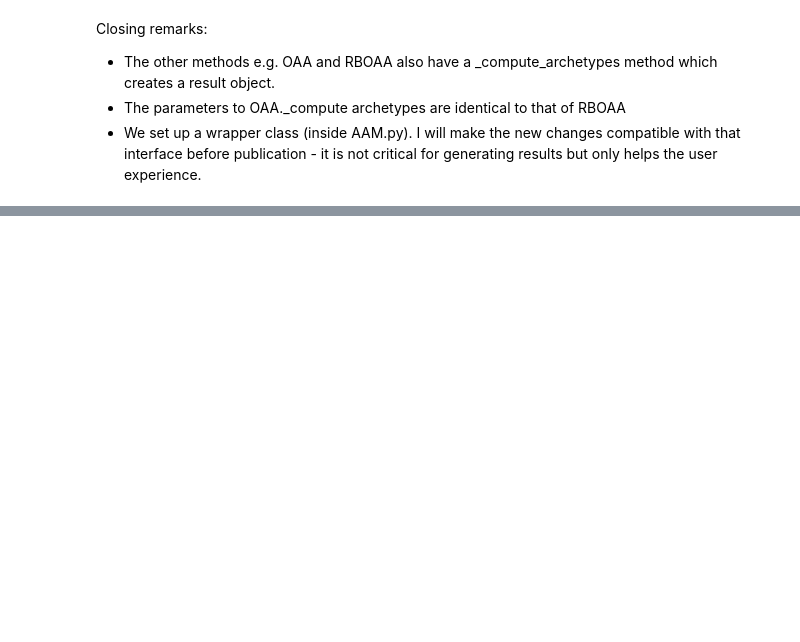
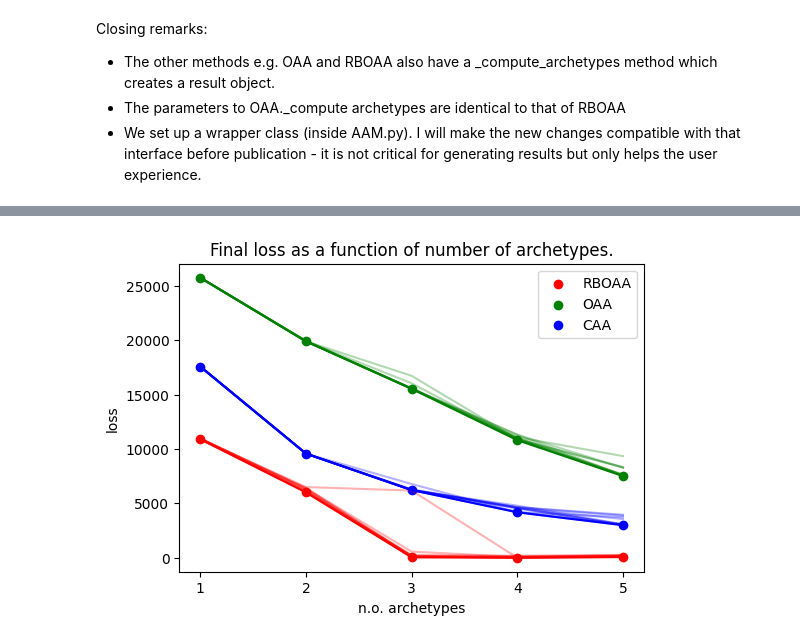
Before and after one commit to Maplewarrior/OrdinalArchetypalAnalysis, a Jupyter notebook: playground.ipynb, the cells around one changed output, grey strips where cells are left out. Drawn from its saved outputs; the diff is of its cells as text; code cells hidden in the pictures; blank space fills up the shorter version.

```diff
--- a/playground.ipynb
+++ b/playground.ipynb
@@ -68,0 +225,4 @@ Closing remarks:
+# %%
+loss_archetype_plot('synthetic_results/1000_complex_results.json')
+# %% [output]
+[figure, added]
```
Also changed, not shown: parts of 29 cells of this notebook, 2 other files.
